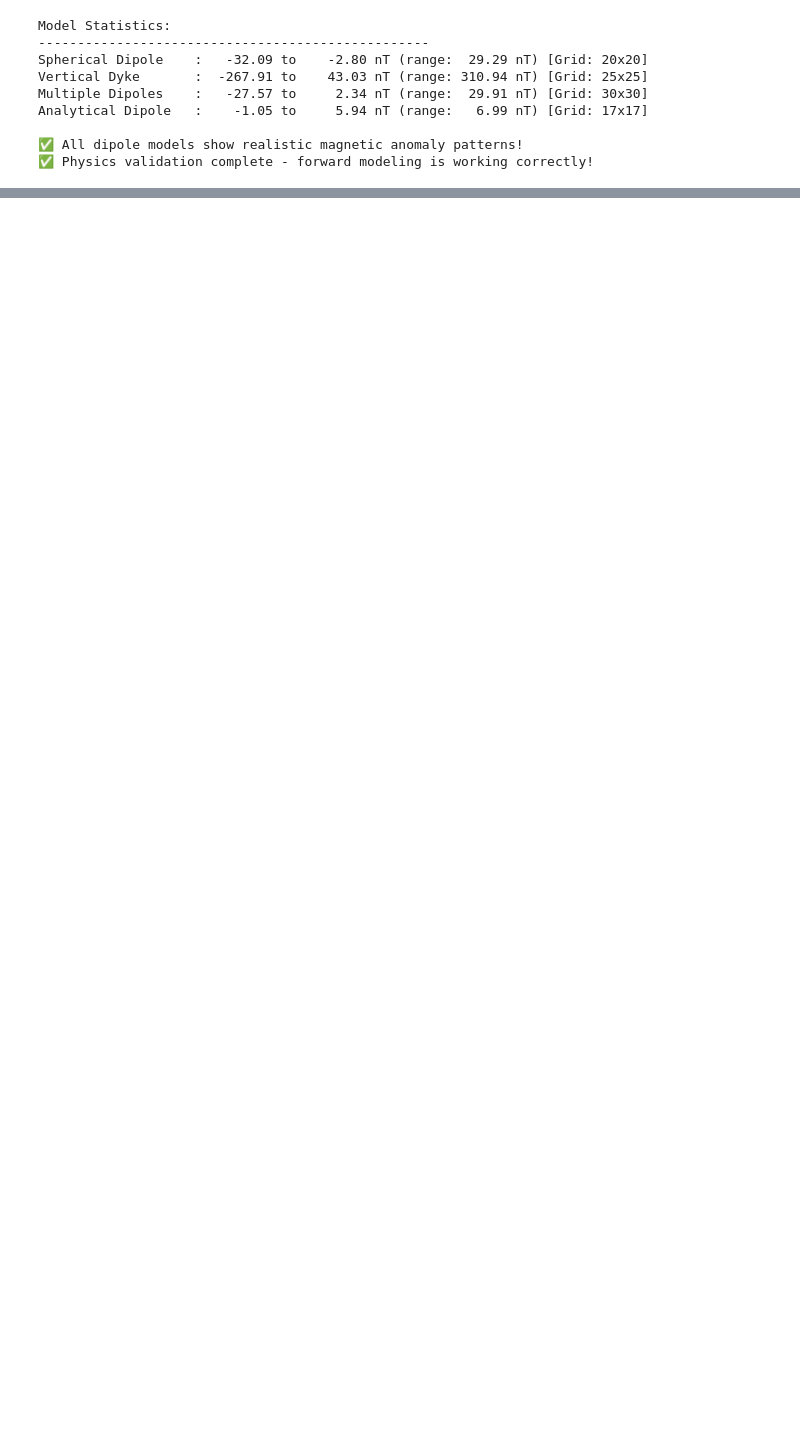
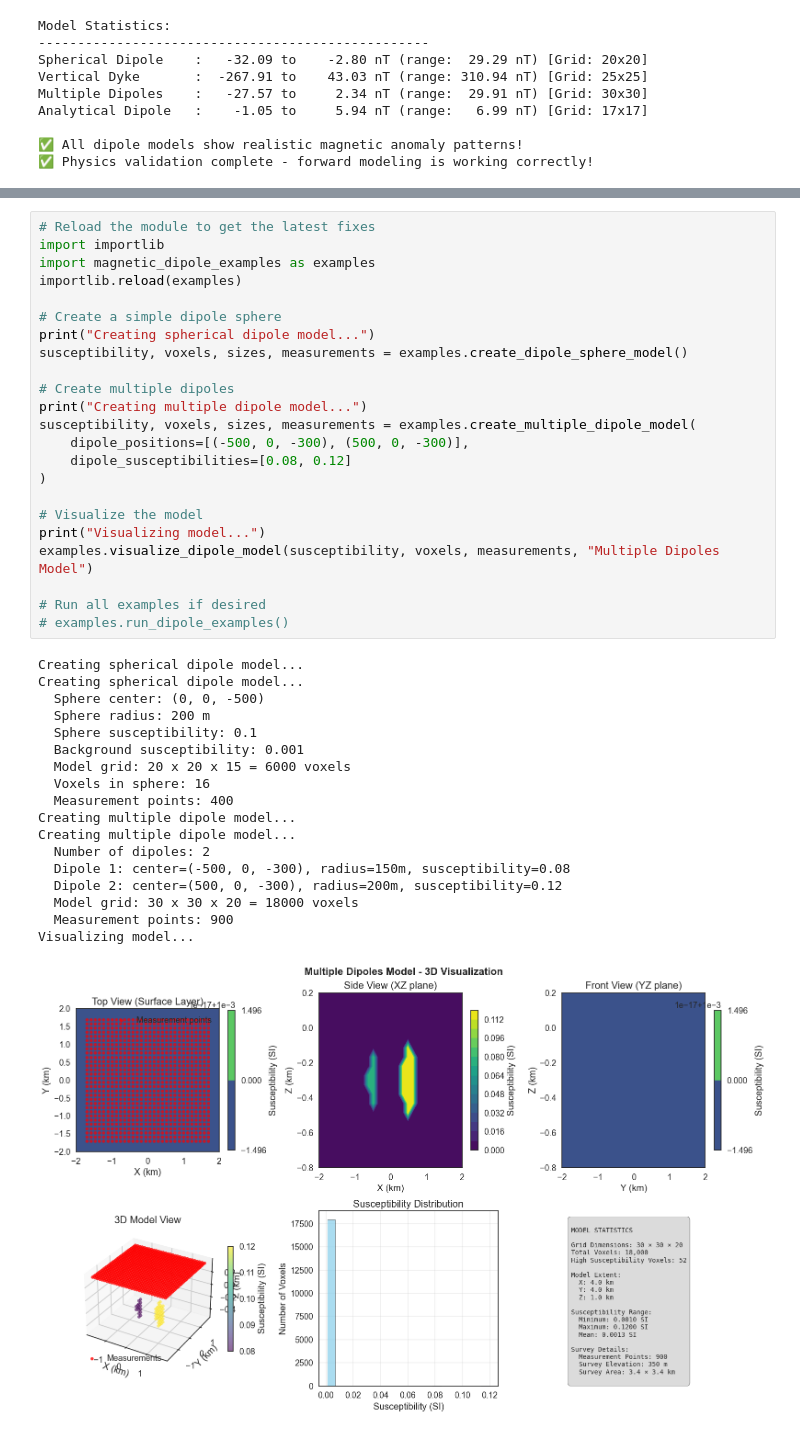
Before and after one commit to terranigma-solutions/Mineye-Terranigma, a Jupyter notebook: GeoModel/Geophysical_Forward_Modelling/forward_modelling_magnetics.ipynb, the cells around one changed output, grey strips where cells are left out. Drawn from its saved outputs; the diff is of its cells as text; blank space fills up the shorter version.

```diff
--- a/GeoModel/Geophysical_Forward_Modelling/forward_modelling_magnetics.ipynb
+++ b/GeoModel/Geophysical_Forward_Modelling/forward_modelling_magnetics.ipynb
@@ -664,0 +674,42 @@ Analytical Dipole   :    -1.05 to     5.94 nT (range:   6.99 nT) [Grid: 17x17]
+# %%
+# Reload the module to get the latest fixes
+import importlib
+import magnetic_dipole_examples as examples
+importlib.reload(examples)
+
+# Create a simple dipole sphere
+print("Creating spherical dipole model...")
+susceptibility, voxels, sizes, measurements = examples.create_dipole_sphere_model()
+
+# Create multiple dipoles
+print("Creating multiple dipole model...")
+susceptibility, voxels, sizes, measurements = examples.create_multiple_dipole_model(
+    dipole_positions=[(-500, 0, -300), (500, 0, -300)],
+    dipole_susceptibilities=[0.08, 0.12]
+)
+
+# Visualize the model
+print("Visualizing model...")
+examples.visualize_dipole_model(susceptibility, voxels, measurements, "Multiple Dipoles Model")
+
+# Run all examples if desired
+# examples.run_dipole_examples()
+# %% [output]
+Creating spherical dipole model...
+Creating spherical dipole model...
+  Sphere center: (0, 0, -500)
+  Sphere radius: 200 m
+  Sphere susceptibility: 0.1
+  Background susceptibility: 0.001
+  Model grid: 20 x 20 x 15 = 6000 voxels
+  Voxels in sphere: 16
+  Measurement points: 400
+Creating multiple dipole model...
+Creating multiple dipole model...
+  Number of dipoles: 2
+  Dipole 1: center=(-500, 0, -300), radius=150m, susceptibility=0.08
+  Dipole 2: center=(500, 0, -300), radius=200m, susceptibility=0.12
+  Model grid: 30 x 30 x 20 = 18000 voxels
+  Measurement points: 900
+Visualizing model...
+[figure, added]
```
Also changed, not shown: parts of 24 cells of this notebook, 3 other files.
